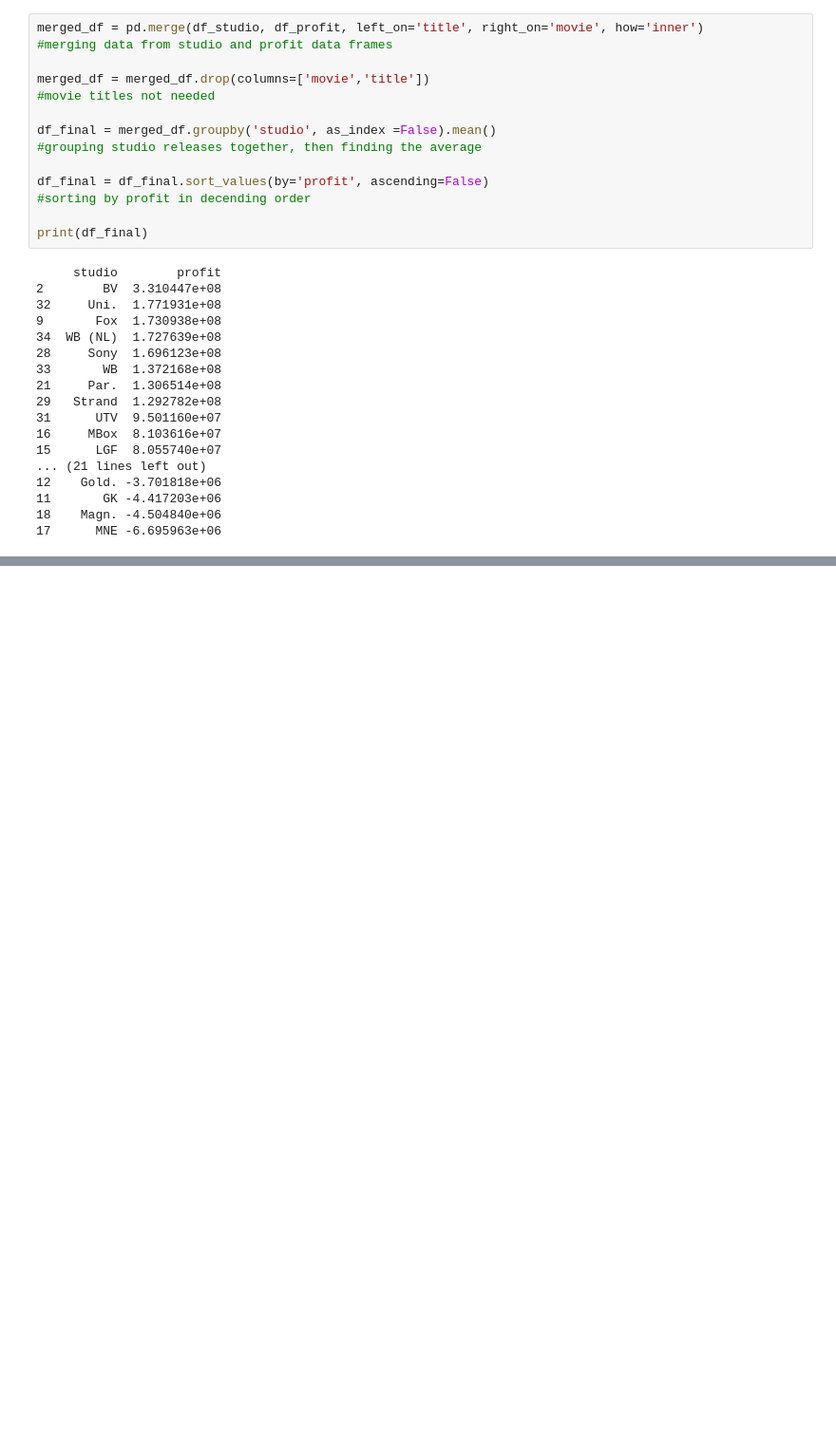
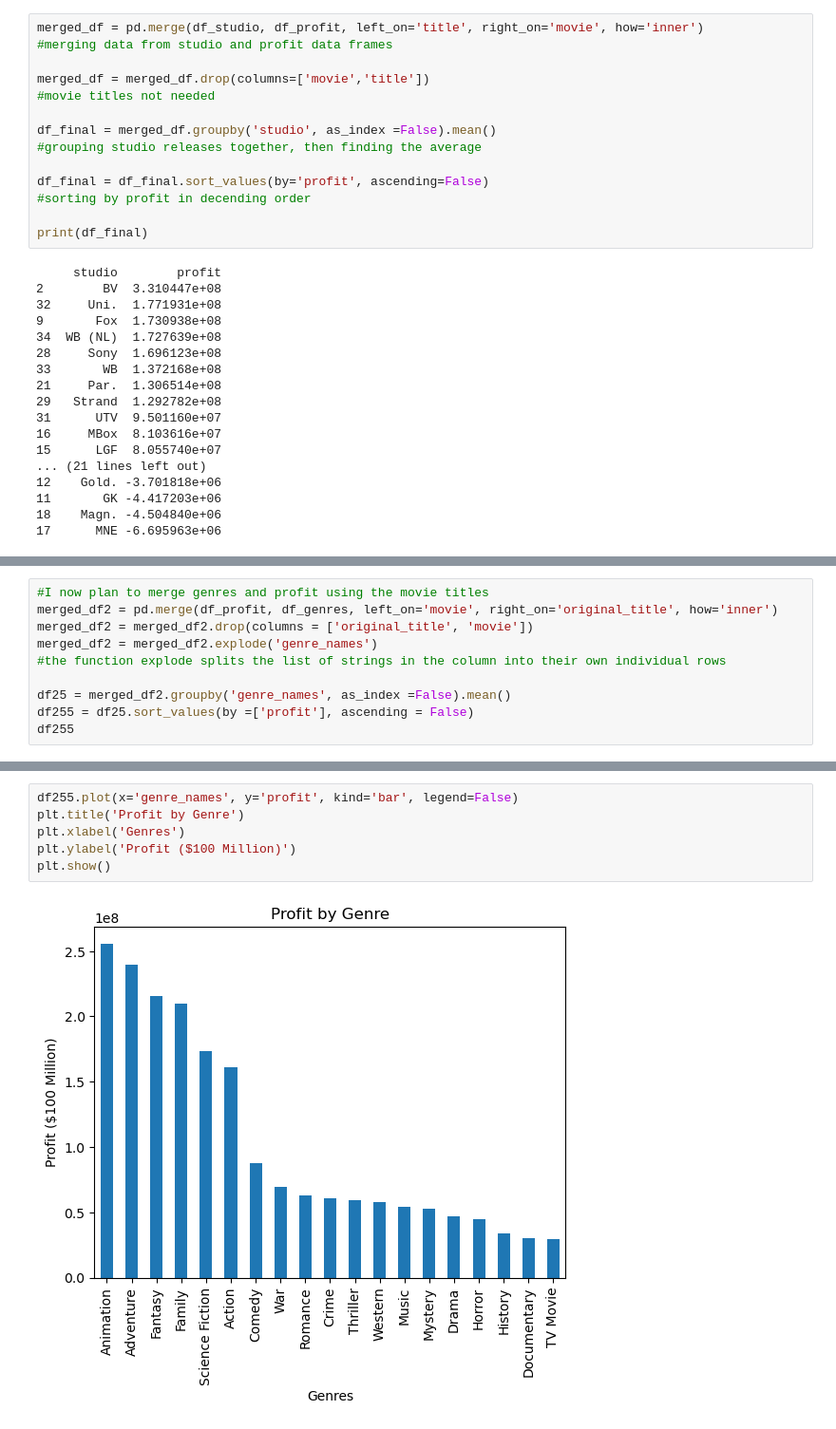
Before and after one commit to JoeG230/project1_Microsoft, a Jupyter notebook: zippedData/project_1_investigation.ipynb, the cells around one changed output, grey strips where cells are left out. Shown at 95% size. Cells and saved outputs as stored; diff of their text form; blank space fills up the shorter version.

```diff
--- a/zippedData/project_1_investigation.ipynb
+++ b/zippedData/project_1_investigation.ipynb
@@ -122,0 +160,10 @@ df3.head()
+# %%
+#I now plan to merge genres and profit using the movie titles
+merged_df2 = pd.merge(df_profit, df_genres, left_on='movie', right_on='original_title', how='inner')
+merged_df2 = merged_df2.drop(columns = ['original_title', 'movie'])
+merged_df2 = merged_df2.explode('genre_names')
+#the function explode splits the list of strings in the column into their own individual rows
+
+df25 = merged_df2.groupby('genre_names', as_index =False).mean()
+df255 = df25.sort_values(by =['profit'], ascending = False)
+df255
@@ -123 +188,9 @@ df3.head()
+# %%
+df255.plot(x='genre_names', y='profit', kind='bar', legend=False)
+plt.title('Profit by Genre')
+plt.xlabel('Genres')
+plt.ylabel('Profit ($100 Million)')
+plt.show()
+# %% [output]
+[figure, added]
 # %%
```
Also changed, not shown: parts of 10 cells of this notebook, 3 other files.
